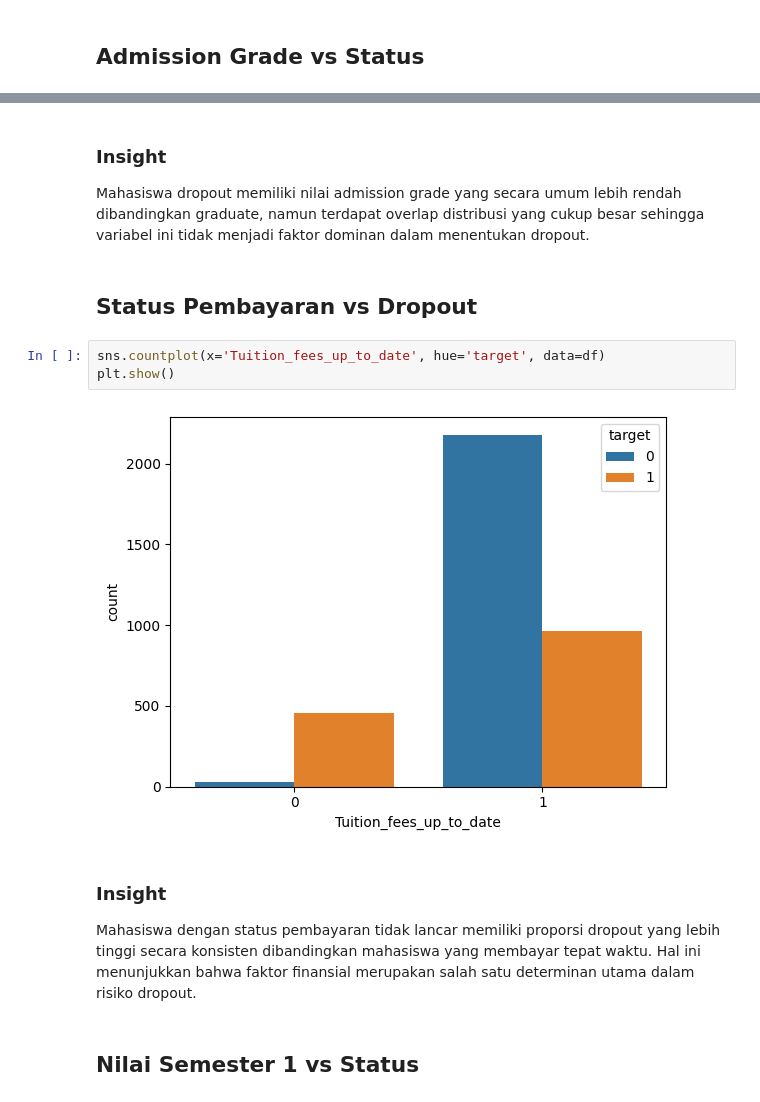
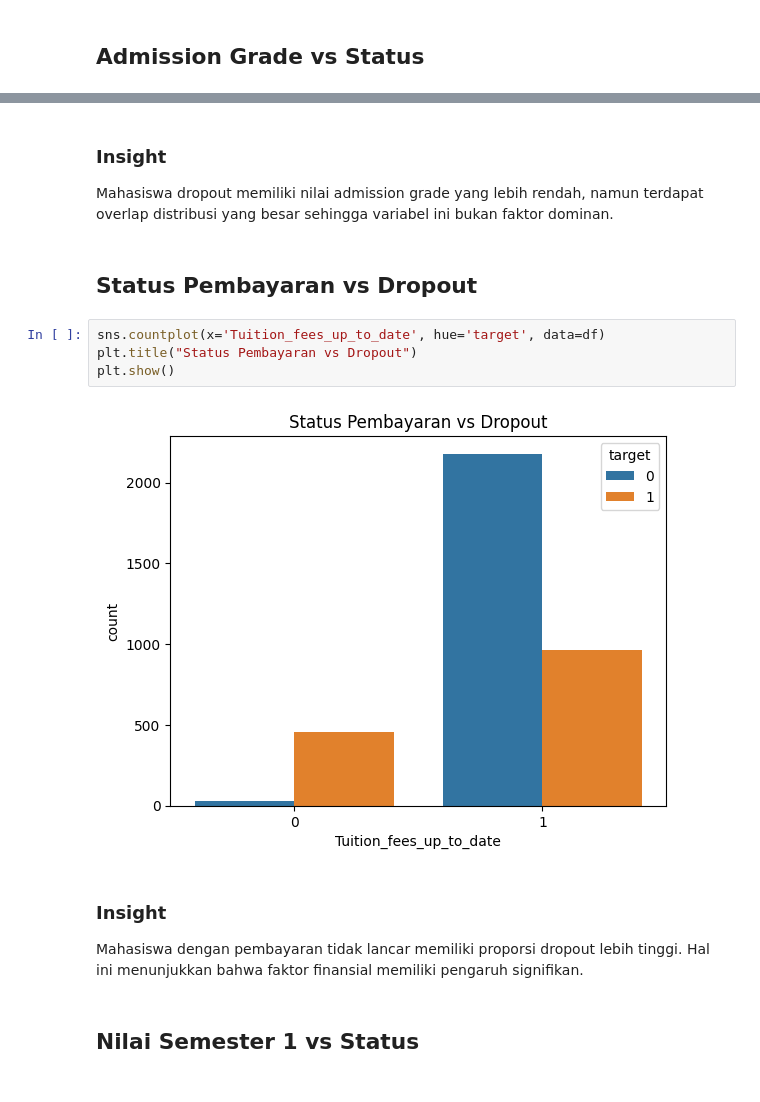
Before and after one commit to bugiscode/Data-Science, a Jupyter notebook: notebook.ipynb, the cells around one changed output, grey strips where cells are left out. Saved outputs shown, nothing was run; the diff lists cells and outputs as text.

```diff
--- a/notebook.ipynb
+++ b/notebook.ipynb
@@ -131,16 +146,19 @@ plt.show()
 # %% [markdown]
 ### Insight
-Mahasiswa dropout memiliki nilai admission grade yang secara umum lebih rendah dibandingkan graduate, namun terdapat overlap distribusi yang cukup besar sehingga variabel ini tidak menjadi faktor dominan dalam menentukan dropout.
+Mahasiswa dropout memiliki nilai admission grade yang lebih rendah,
+namun terdapat overlap distribusi yang besar sehingga variabel ini bukan faktor dominan.
 # %% [markdown]
 ## Status Pembayaran vs Dropout
 # %%
 sns.countplot(x='Tuition_fees_up_to_date', hue='target', data=df)
+plt.title("Status Pembayaran vs Dropout")
 plt.show()
 # %% [output]
-[figure, old version]
+[figure, new version]
 # %% [markdown]
 ### Insight
-Mahasiswa dengan status pembayaran tidak lancar memiliki proporsi dropout yang lebih tinggi secara konsisten dibandingkan mahasiswa yang membayar tepat waktu. Hal ini menunjukkan bahwa faktor finansial merupakan salah satu determinan utama dalam risiko dropout.
+Mahasiswa dengan pembayaran tidak lancar memiliki proporsi dropout lebih tinggi.
+Hal ini menunjukkan bahwa faktor finansial memiliki pengaruh signifikan.
 # %% [markdown]
 ## Nilai Semester 1 vs Status
 # %%
```
Also changed, not shown: parts of 28 cells of this notebook, 1 other file.
